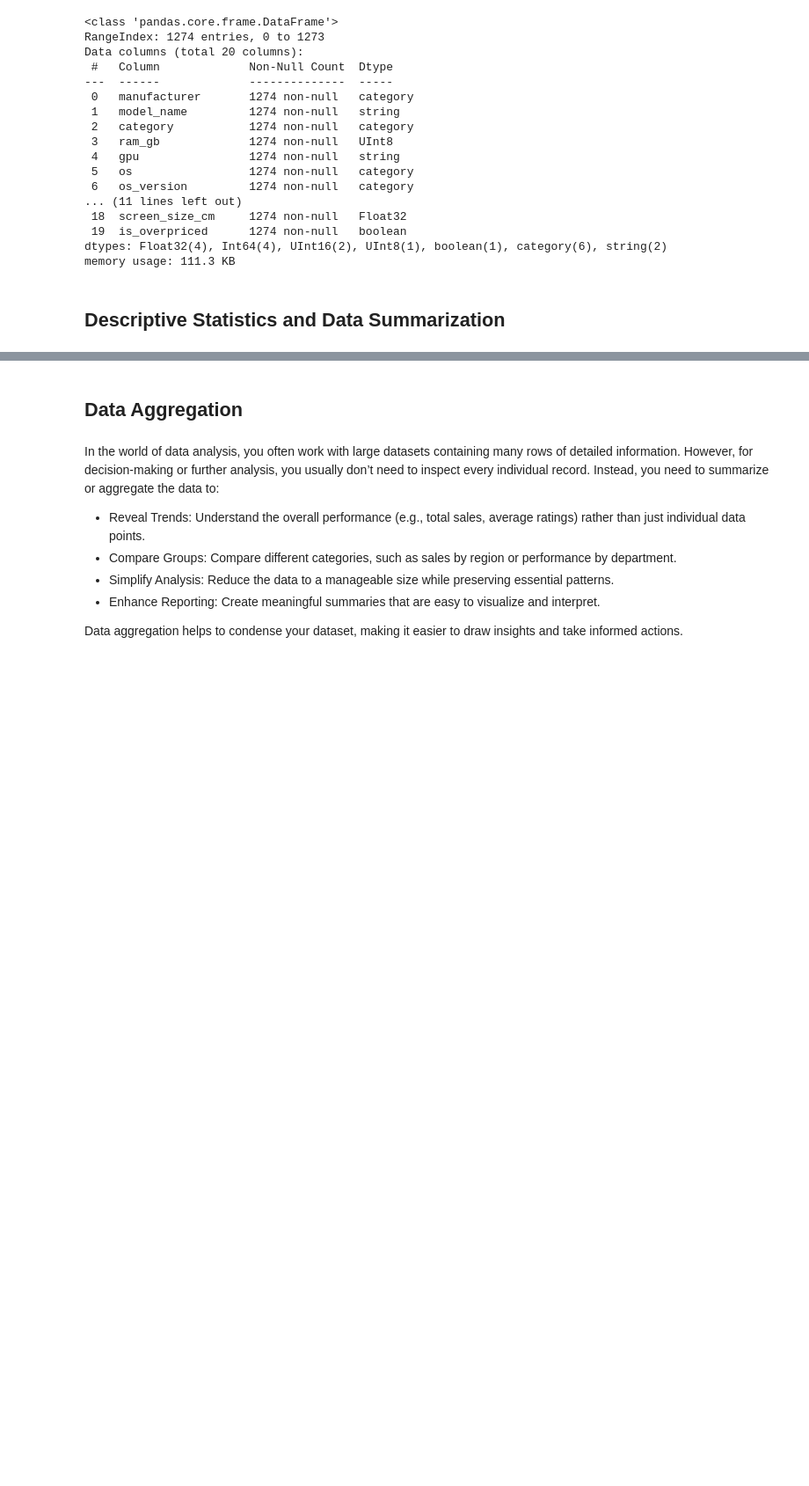
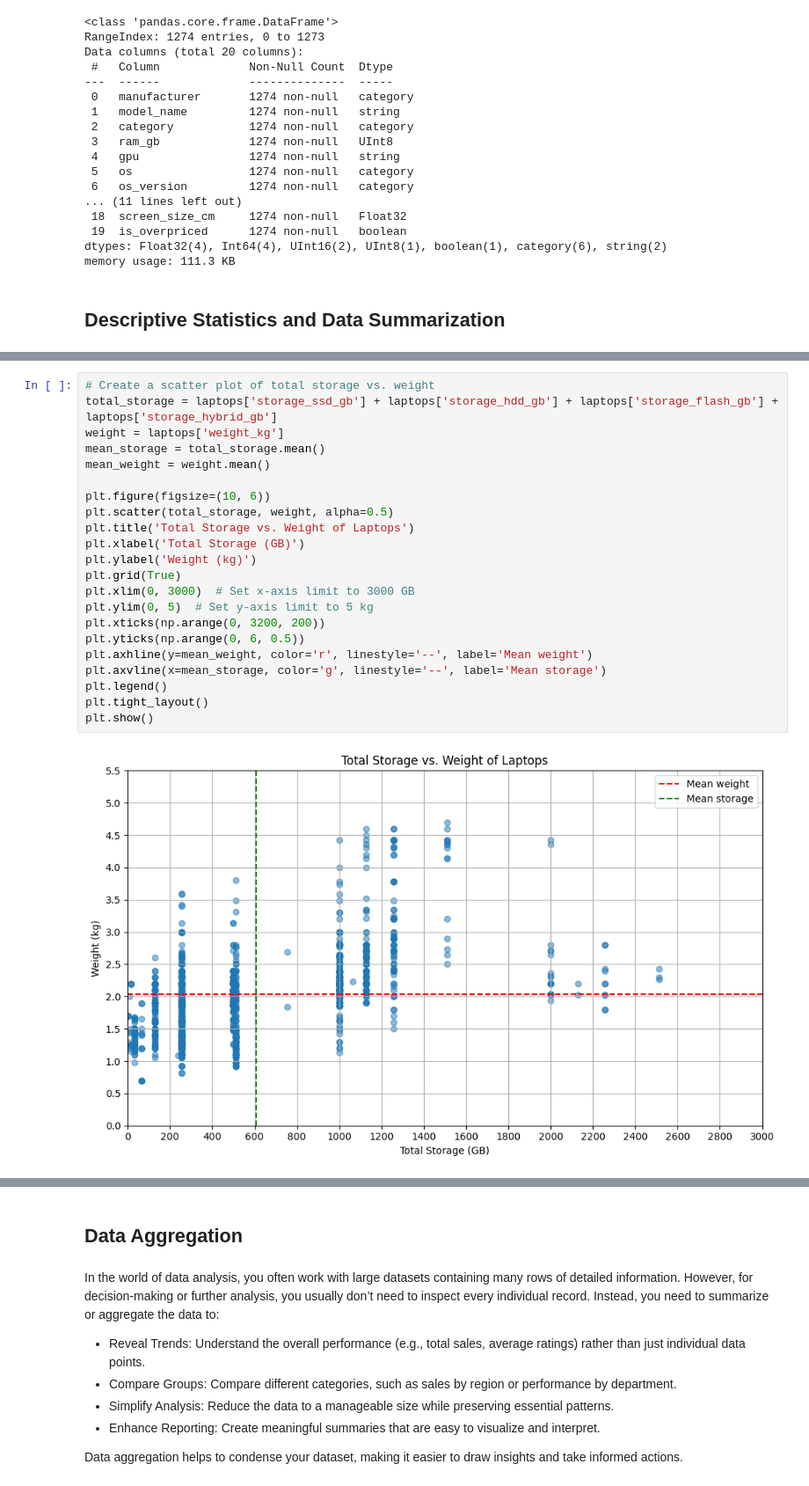
Before and after one commit to ervinstrmcnik/python-data-analytics, a Jupyter notebook: Part_06_Exploratory_Data_Analysis/Exploratory_Data_Analysis.ipynb, the cells around one changed output, grey strips where cells are left out. Shown at 88% size. Drawn from its saved outputs; the diff is of its cells as text; blank space fills up the shorter version.

```diff
--- a/Part_06_Exploratory_Data_Analysis/Exploratory_Data_Analysis.ipynb
+++ b/Part_06_Exploratory_Data_Analysis/Exploratory_Data_Analysis.ipynb
@@ -36,0 +64,24 @@ memory usage: 111.3 KB
+# %%
+# Create a scatter plot of total storage vs. weight
+total_storage = laptops['storage_ssd_gb'] + laptops['storage_hdd_gb'] + laptops['storage_flash_gb'] + laptops['storage_hybrid_gb']
+weight = laptops['weight_kg']
+mean_storage = total_storage.mean()
+mean_weight = weight.mean()
+
+plt.figure(figsize=(10, 6))
+plt.scatter(total_storage, weight, alpha=0.5)
+plt.title('Total Storage vs. Weight of Laptops')
+plt.xlabel('Total Storage (GB)')
+plt.ylabel('Weight (kg)')
+plt.grid(True)
+plt.xlim(0, 3000)  # Set x-axis limit to 3000 GB
+plt.ylim(0, 5)  # Set y-axis limit to 5 kg
+plt.xticks(np.arange(0, 3200, 200))
+plt.yticks(np.arange(0, 6, 0.5))
+plt.axhline(y=mean_weight, color='r', linestyle='--', label='Mean weight')
+plt.axvline(x=mean_storage, color='g', linestyle='--', label='Mean storage')
+plt.legend()
+plt.tight_layout()
+plt.show()
+# %% [output]
+[figure, added]
```
Also changed, not shown: parts of 23 cells of this notebook, 2 other files.
